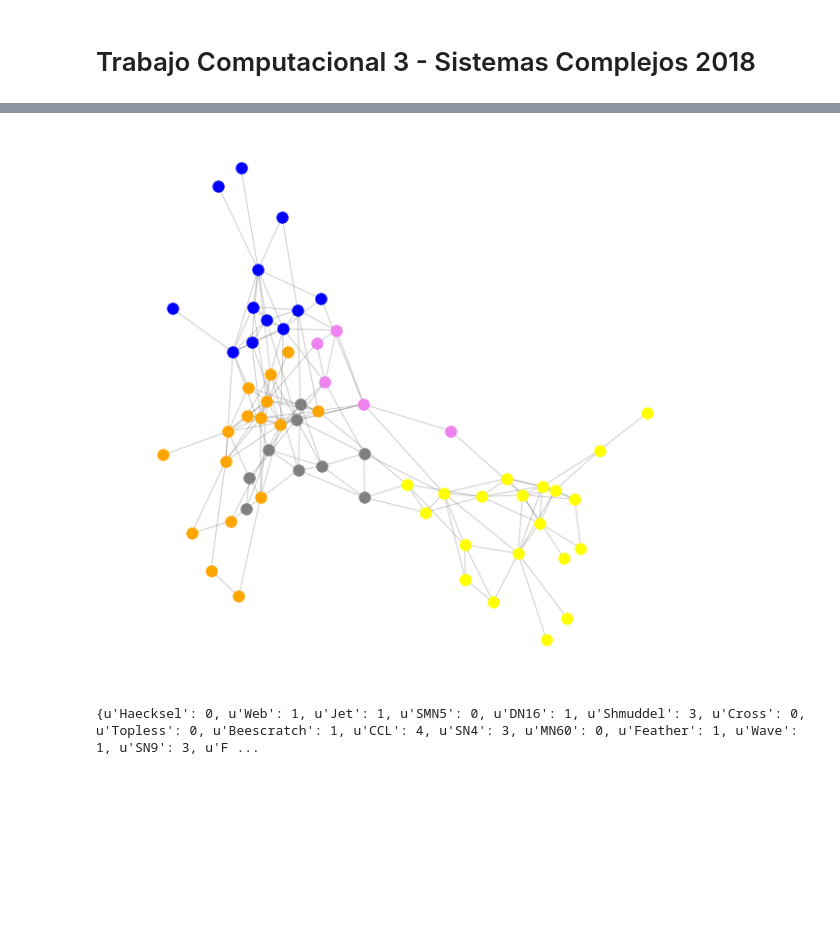
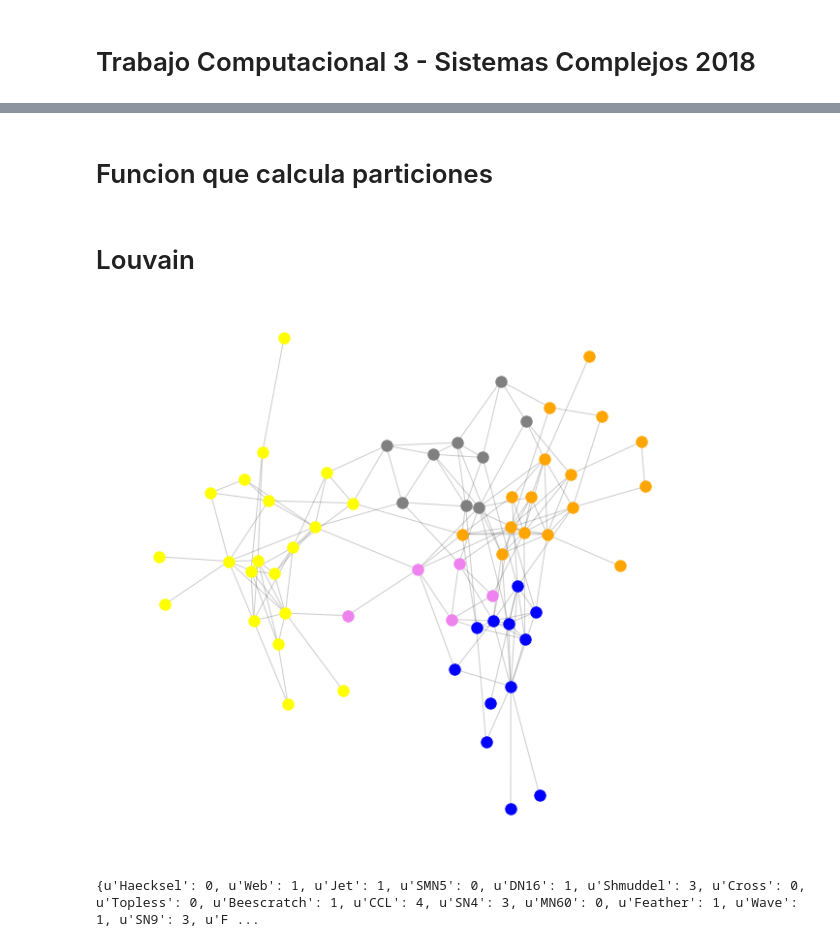
Before and after one commit to ignaciosticco/tc03, a Jupyter notebook: tc3.ipynb, the cells around one changed output, grey strips where cells are left out. Saved outputs shown, nothing was run; the diff lists cells and outputs as text; code cells hidden in the pictures; blank space fills up the shorter version.

```diff
--- a/tc3.ipynb
+++ b/tc3.ipynb
@@ -52,0 +52,2 @@ plt.show()
+# %% [markdown]
+# Funcion que calcula particiones
@@ -53,26 +91,30 @@ plt.show()
+# %% [markdown]
+# Louvain
 # %%
 partition_louvain = community.best_partition(G)
 colors = ['red','blue','yellow','grey','orange','violet']
 # %%
-#drawing
-plt.figure(1,figsize=(10,10))
-size = float(len(set(partition_louvain.values())))
-pos = nx.spring_layout(G)
-count = 0.
-for com in set(partition.values()) :
-    count = count + 1.
-    list_nodes = [nodes for nodes in partition.keys()
-                                if partition[nodes] == com]
-    nx.draw_networkx_nodes(G, pos, list_nodes, node_size = 130,
-                                node_color = colors[int(count)])
+def draw_partitions(partition):
+    #drawing
+    plt.figure(1,figsize=(10,10))
+    size = float(len(set(partition.values())))
+    pos = nx.spring_layout(G)
+    count = 0.
+    for com in set(partition.values()) :
+        count = count + 1.
+        list_nodes = [nodes for nodes in partition.keys()
+                                    if partition[nodes] == com]
+        nx.draw_networkx_nodes(G, pos, list_nodes, node_size = 130,
+                                    node_color = colors[int(count)])
 
-#plt.figure(1,figsize=(12,12))
-nx.draw_networkx_edges(G, pos, alpha=0.2,labels=True)
-plt.axis('off')
+    nx.draw_networkx_edges(G, pos, alpha=0.2,labels=True)
+    plt.axis('off')
 
-plt.show()
+    plt.show()
-# %% [output]
-[figure, removed]
+# %%
+draw_partitions(partition_louvain)
+# %% [output]
+[figure, added]
 # %%
 print(partition_louvain)
 # %% [output]
```
Also changed, not shown: parts of 16 cells of this notebook.
